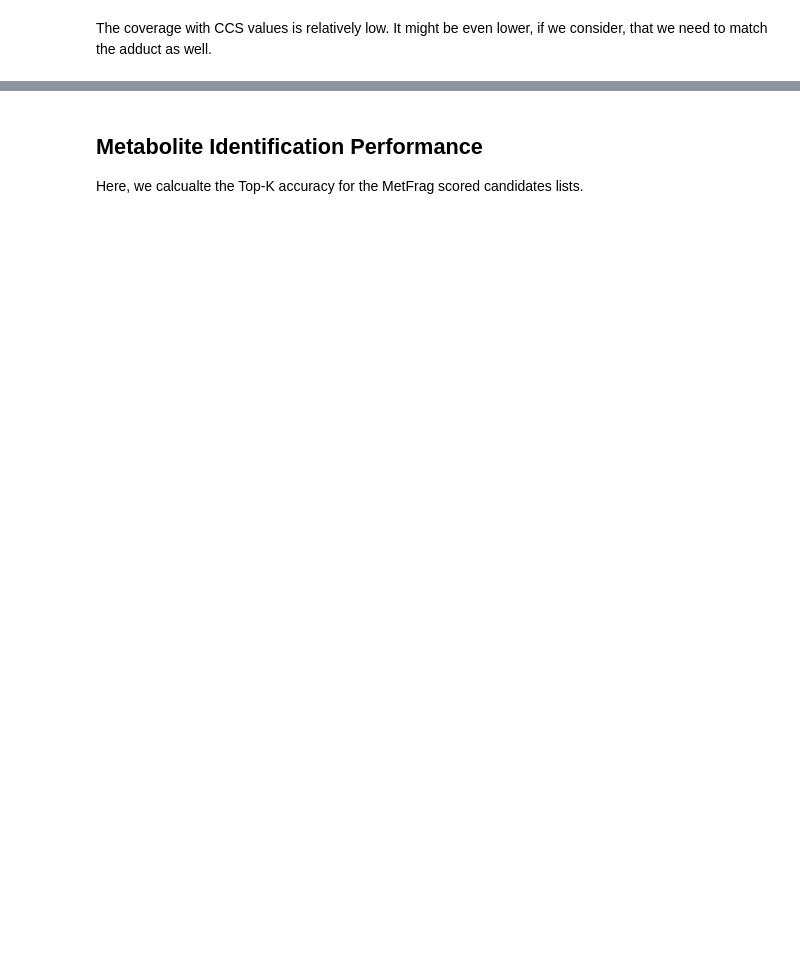
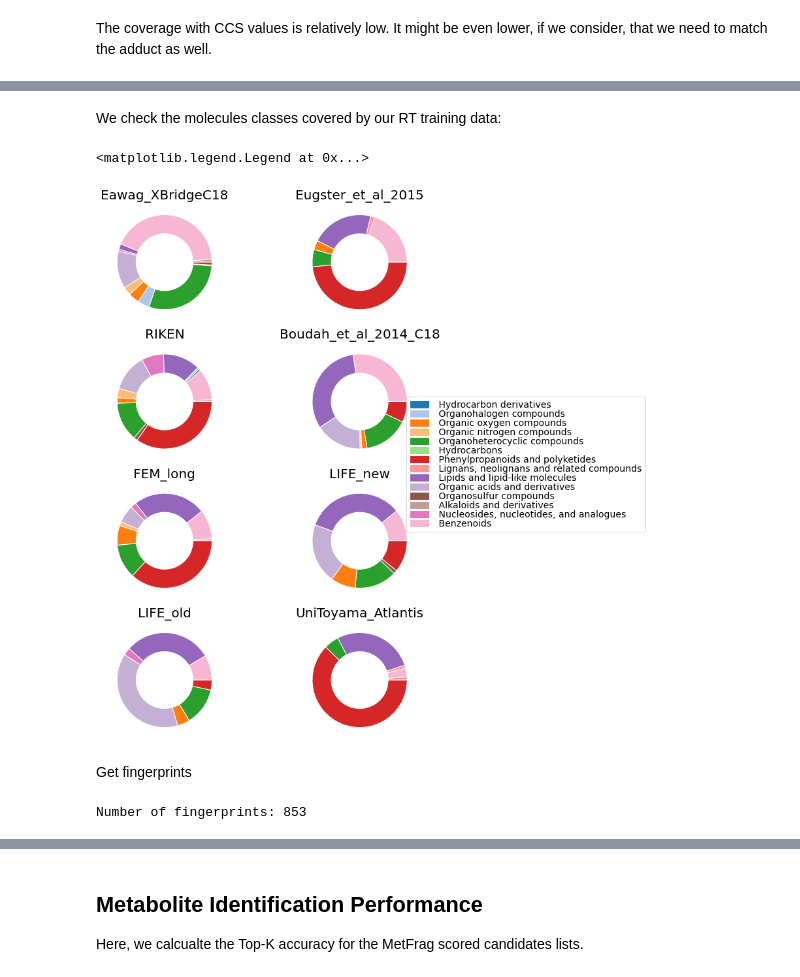
Before and after one commit to bachi55/massbank_for_ML, a Jupyter notebook: analysis/dataset_overview.ipynb, the cells around one changed output, grey strips where cells are left out. Drawn from its saved outputs; the diff is of its cells as text; code cells hidden in the pictures; blank space fills up the shorter version.

```diff
--- a/analysis/dataset_overview.ipynb
+++ b/analysis/dataset_overview.ipynb
@@ -163,0 +181,3 @@ The coverage with CCS values is relatively low. It might be even lower, if we co
+# %%
+rt_df = pd.read_csv("../rt_training_data.tsv", sep="\t")
+rt_df.head()
@@ -163,0 +191,46 @@ The coverage with CCS values is relatively low. It might be even lower, if we co
+# %% [markdown]
+We check the molecules classes covered by our RT training data:
+# %%
+classyfire_level = "superclass"
+classes, counts = [], []
+classes_set = set()
+
+# Determine the abundancy of all classes to unify colouring
+for idx, ds in enumerate(rt_df.dataset.unique()):
+    _cls, _cts = np.unique(rt_df[rt_df.dataset == ds][classyfire_level], return_counts=True)
+    classes.append(_cls)
+    classes_set.update(_cls)
+    counts.append(_cts)
+
+# Get a color for each molecule class
+cmap = plt.get_cmap("tab20")
+colors = {_cls: _col for _cls, _col in zip(classes_set, cmap(np.arange(len(classes_set))))}
+
+fig, axrr = plt.subplots(4, 2, sharey="all", sharex=False, figsize=(10, 12))
+_h = []
+for idx, ds in enumerate(rt_df.dataset.unique()):
+    r, c = np.unravel_index(idx, axrr.shape)
+    _h.append(axrr[r, c].pie(counts[idx], colors=[colors[_cls] for _cls in classes[idx]], radius=1,
+                             wedgeprops=dict(width=0.4, edgecolor='w')))
+    # axrr[r, c].text(-0.3, 0, ds, fontsize=20)
+    axrr[r, c].set_title(ds, fontsize=20)
+
+plt.tight_layout()
+plt.figlegend(handles=[mpatches.Patch(color=color, label=label) for label, color in colors.items()],
+              loc = 'center right', ncol=1, labelspacing=0., fontsize=14, bbox_to_anchor=(1.325, 0.5))
+# %% [output]
+<matplotlib.legend.Legend at 0x...>
+[figure, added]
+# %% [markdown]
+Get fingerprints
+# %%
+from rosvm.feature_extraction.featurizer_cls import CircularFPFeaturizer, EStateIndFeaturizer
+
+fprinter = CircularFPFeaturizer(fp_mode="count", fp_type="ECFP", only_freq_subs=True, min_subs_freq=0.005,
+                                output_dense_matrix=True)
+# fprinter = EStateIndFeaturizer()
+
+X = fprinter.fit_transform(rt_df.smiles.values)
+print("Number of fingerprints: %d" % len(fprinter))
+# %% [output]
+Number of fingerprints: 853
```
Also changed, not shown: parts of 20 cells of this notebook, 1 other file.
